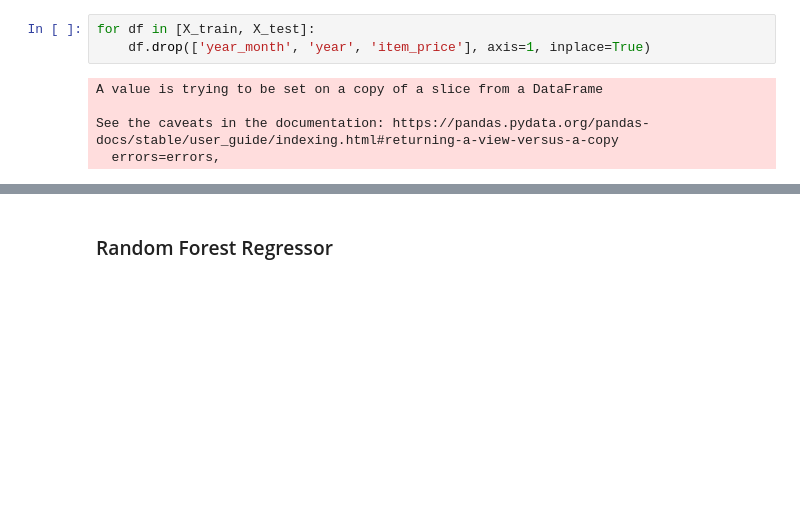
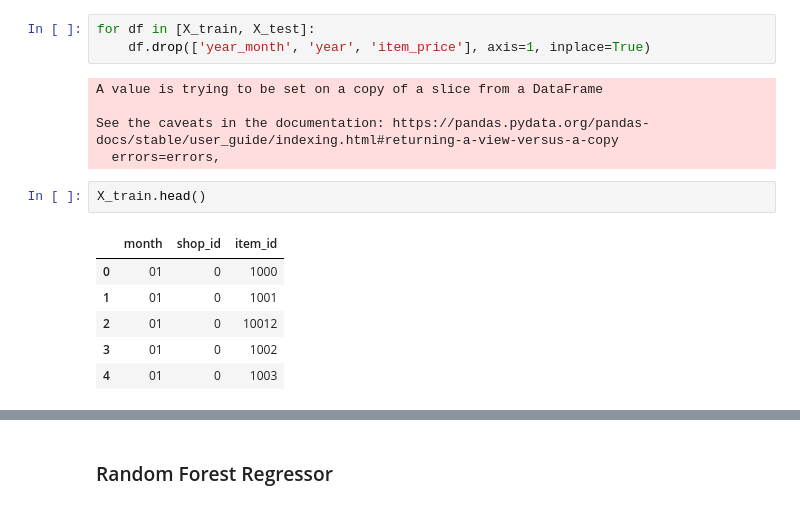
Before and after one commit to magdiel85281/kaggle_sales_forecasting, a Jupyter notebook: baseline_models.ipynb, the cells around one changed output, grey strips where cells are left out. Drawn from its saved outputs; the diff is of its cells as text; blank space fills up the shorter version.

```diff
--- a/baseline_models.ipynb
+++ b/baseline_models.ipynb
@@ -103,3 +104,12 @@ A value is trying to be set on a copy of a slice from a DataFrame
 
 See the caveats in the documentation: https://pandas.pydata.org/pandas-docs/stable/user_guide/indexing.html#returning-a-view-versus-a-copy
   errors=errors,
+# %%
+X_train.head()
+# %% [output]
+|  | month | shop_id | item_id |
+| 0 | 01 | 0 | 1000 |
+| 1 | 01 | 0 | 1001 |
+| 2 | 01 | 0 | 10012 |
+| 3 | 01 | 0 | 1002 |
+| 4 | 01 | 0 | 1003 |
```
Also changed, not shown: parts of 32 cells of this notebook.
